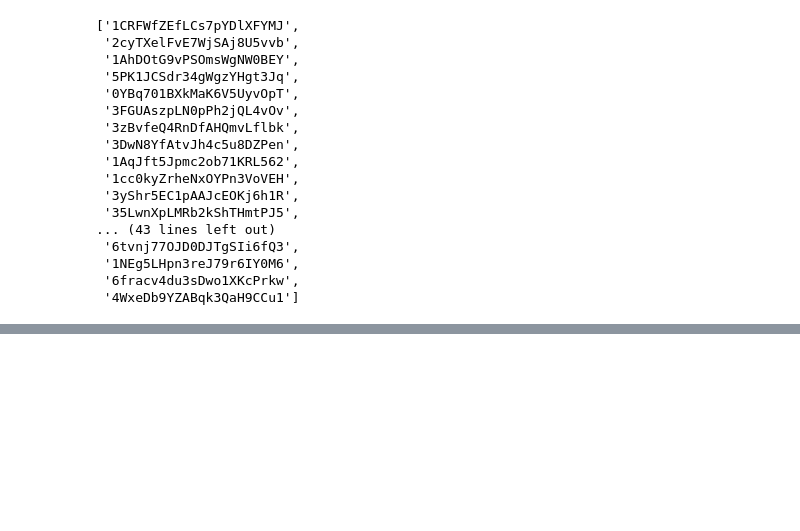
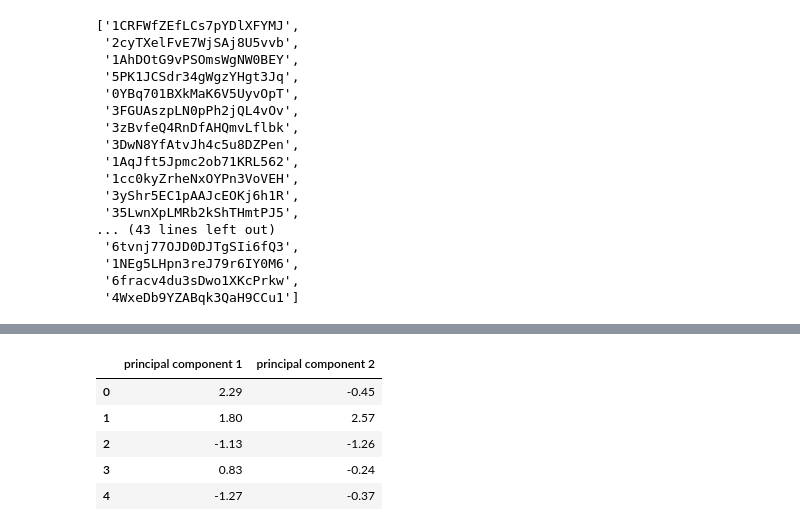
Before and after one commit to marcelodof/spotify-analysis, a Jupyter notebook: notebook/SpotifyExplorationNotebook.ipynb, the cells around one changed output, grey strips where cells are left out. Saved outputs shown, nothing was run; the diff lists cells and outputs as text; code cells hidden in the pictures; blank space fills up the shorter version.

```diff
--- a/notebook/SpotifyExplorationNotebook.ipynb
+++ b/notebook/SpotifyExplorationNotebook.ipynb
@@ -153,0 +173,8 @@ tracks
+# %%
+cluster_features = ['acousticness', 'danceability', 'instrumentalness', 'energy', 'speechiness', 'valence', 'liveness']
+num_features = len(cluster_features)
+df_cluster = df_recent[cluster_features]
+X = np.array(df_cluster)
+scaler = StandardScaler()
+scaler.fit(X)
+X = scaler.transform(X)
@@ -153,0 +230,13 @@ tracks
+# %%
+pca = PCA(2)
+data_pca = pca.fit_transform(X)
+df_pca = pd.DataFrame(data = data_pca
+             , columns = ['principal component 1', 'principal component 2'])
+df_pca.head()
+# %% [output]
+|  | principal component 1 | principal component 2 |
+| 0 | 2.29 | -0.45 |
+| 1 | 1.80 | 2.57 |
+| 2 | -1.13 | -1.26 |
+| 3 | 0.83 | -0.24 |
+| 4 | -1.27 | -0.37 |
```
Also changed, not shown: parts of 11 cells of this notebook, 2 other files.
